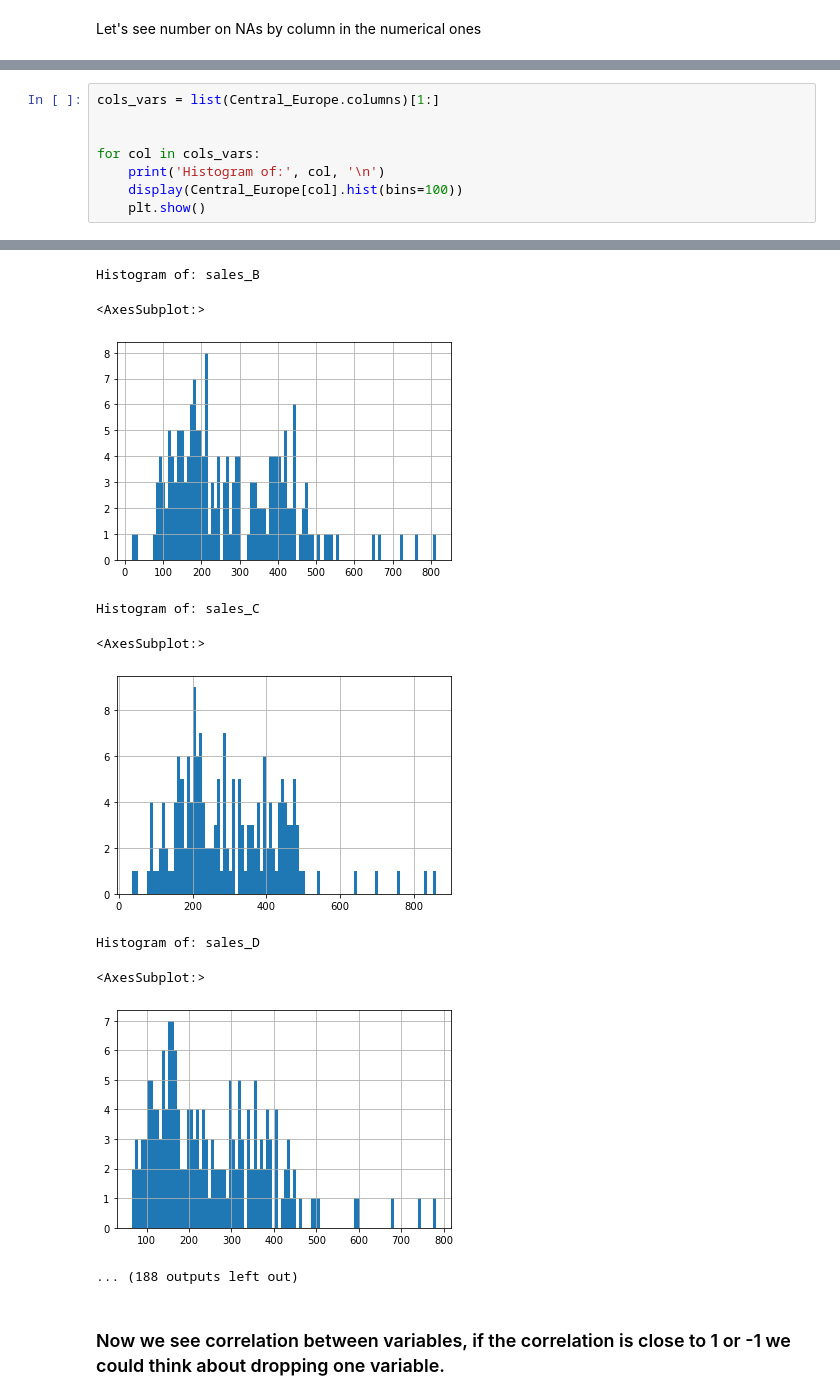
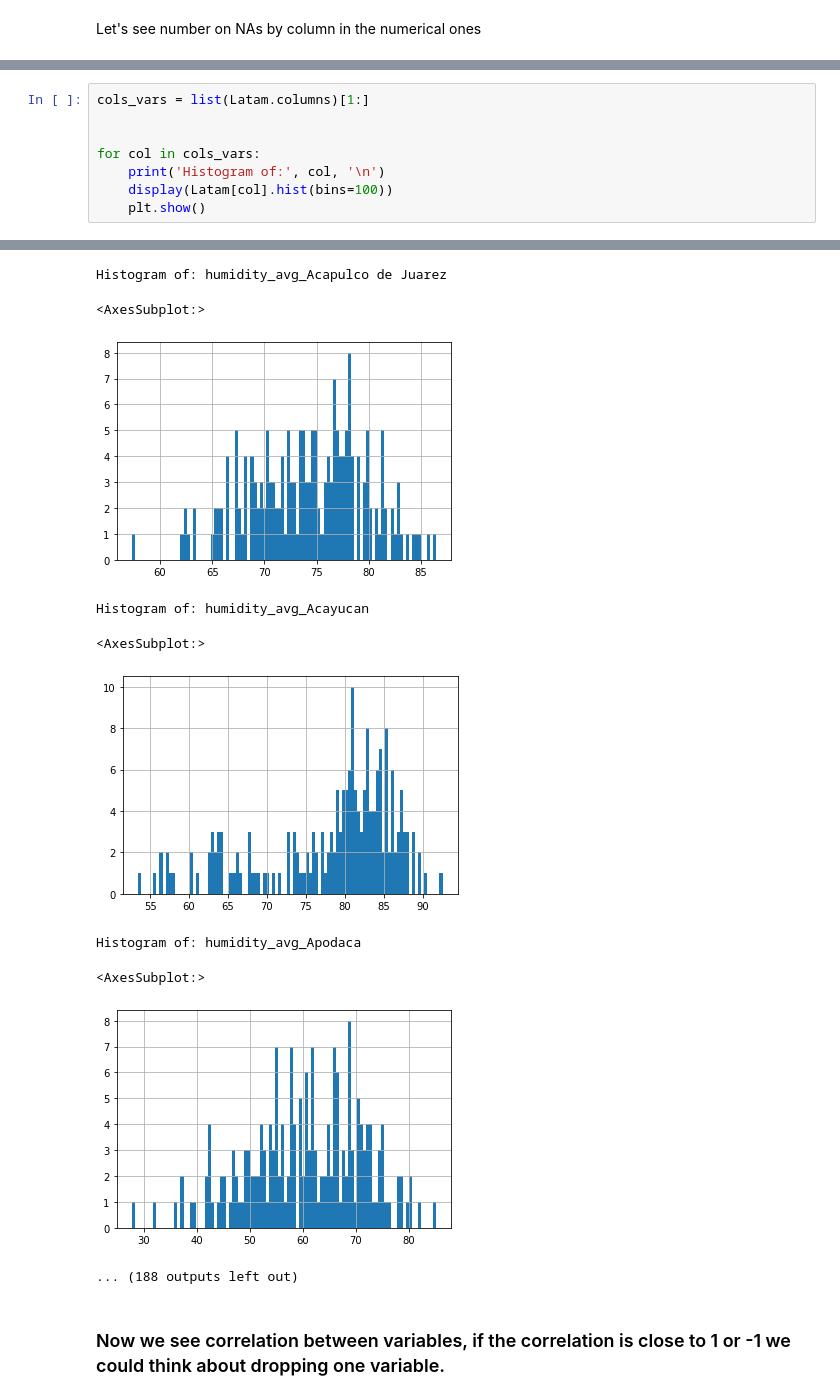
Before and after one commit to tlunal/Adaptative_Ensemble_methods_for_time_series_forecast, a Jupyter notebook: 01_ts_eda.ipynb, the cells around one changed output, grey strips where cells are left out. Cells and saved outputs as stored; diff of their text form.

```diff
--- a/01_ts_eda.ipynb
+++ b/01_ts_eda.ipynb
@@ -96,9 +94,9 @@ Length: 138, dtype: int64
 # %%
-cols_vars = list(Central_Europe.columns)[1:]
+cols_vars = list(Latam.columns)[1:]
 
 
 for col in cols_vars:
     print('Histogram of:', col, '\n')
-    display(Central_Europe[col].hist(bins=100))
+    display(Latam[col].hist(bins=100))
     plt.show()
 # %% [output]
@@ -108,12 +106,12 @@ Histogram of: sales_A
-Histogram of: sales_B
+Histogram of: humidity_avg_Acapulco de Juarez
 <AxesSubplot:>
-[figure, old version]
+[figure, new version]
-Histogram of: sales_C
+Histogram of: humidity_avg_Acayucan
 <AxesSubplot:>
-[figure, old version]
+[figure, new version]
-Histogram of: sales_D
+Histogram of: humidity_avg_Apodaca
 <AxesSubplot:>
-[figure, old version]
+[figure, new version]
 ... (188 outputs left out)
 # %% [markdown]
 ### Now we see correlation between variables, if the correlation is close to 1 or -1 we could think about dropping one variable.
```
Also changed, not shown: parts of 26 cells of this notebook.
